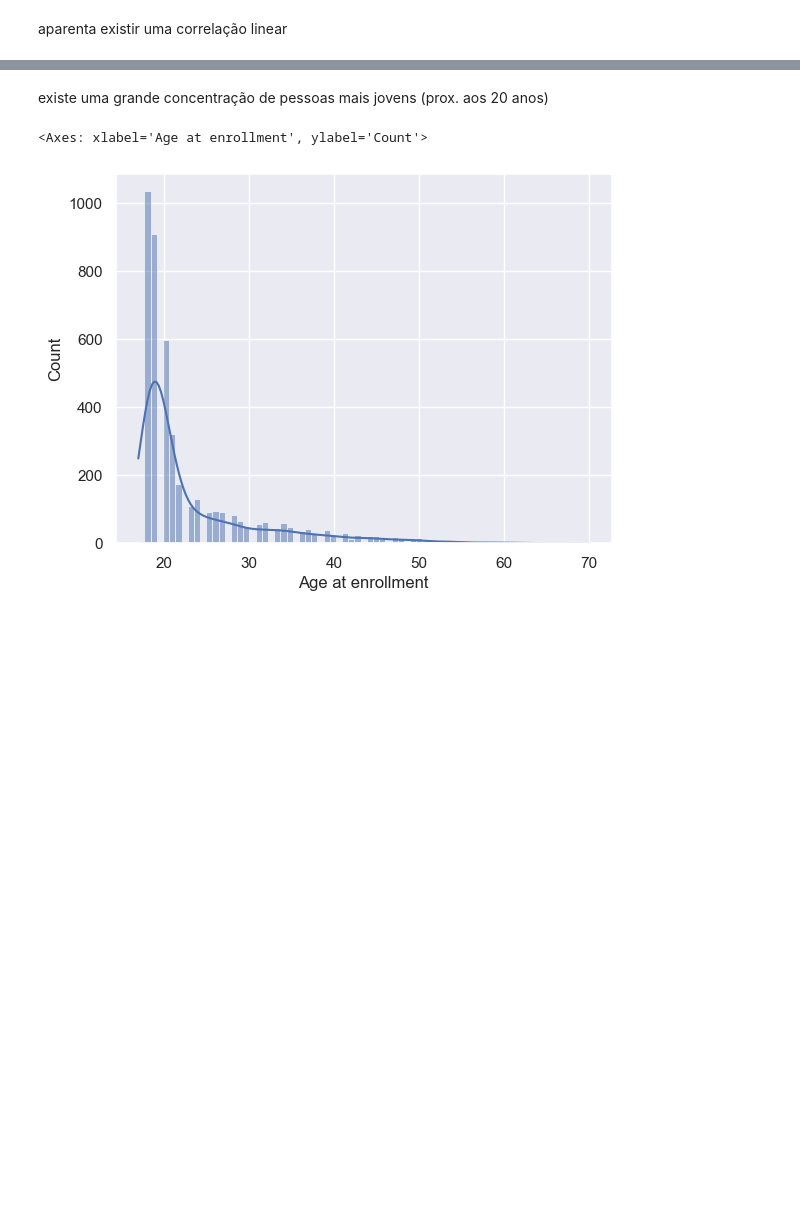
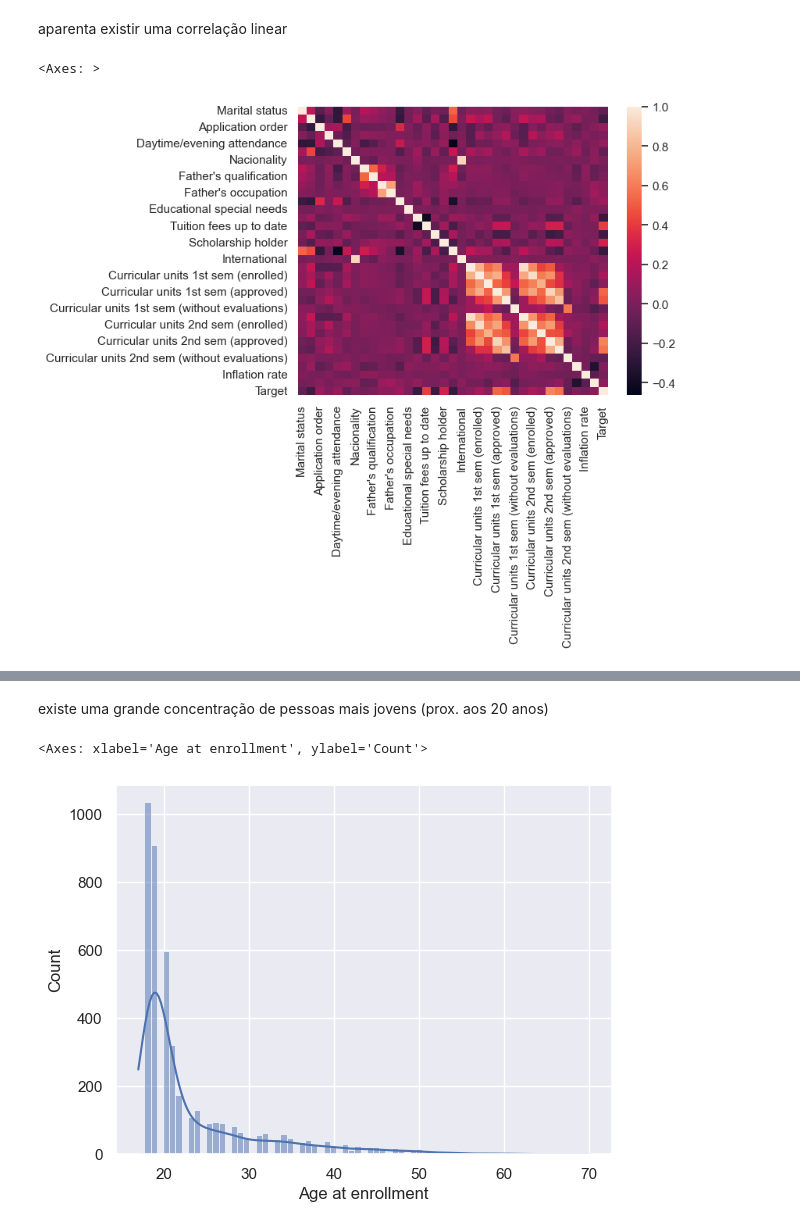
Before and after one commit to felmateos/predict-academic-success, a Jupyter notebook: AcademicSuccess.ipynb, the cells around one changed output, grey strips where cells are left out. Drawn from its saved outputs; the diff is of its cells as text; code cells hidden in the pictures; blank space fills up the shorter version.

```diff
--- a/AcademicSuccess.ipynb
+++ b/AcademicSuccess.ipynb
@@ -214,3 +220,8 @@ fig = px.scatter(df,
 fig.show()
 # %% [markdown]
 aparenta existir uma correlação linear
+# %%
+sns.heatmap(df.corr())
+# %% [output]
+<Axes: >
+[figure, added]
```
Also changed, not shown: parts of 13 cells of this notebook.
